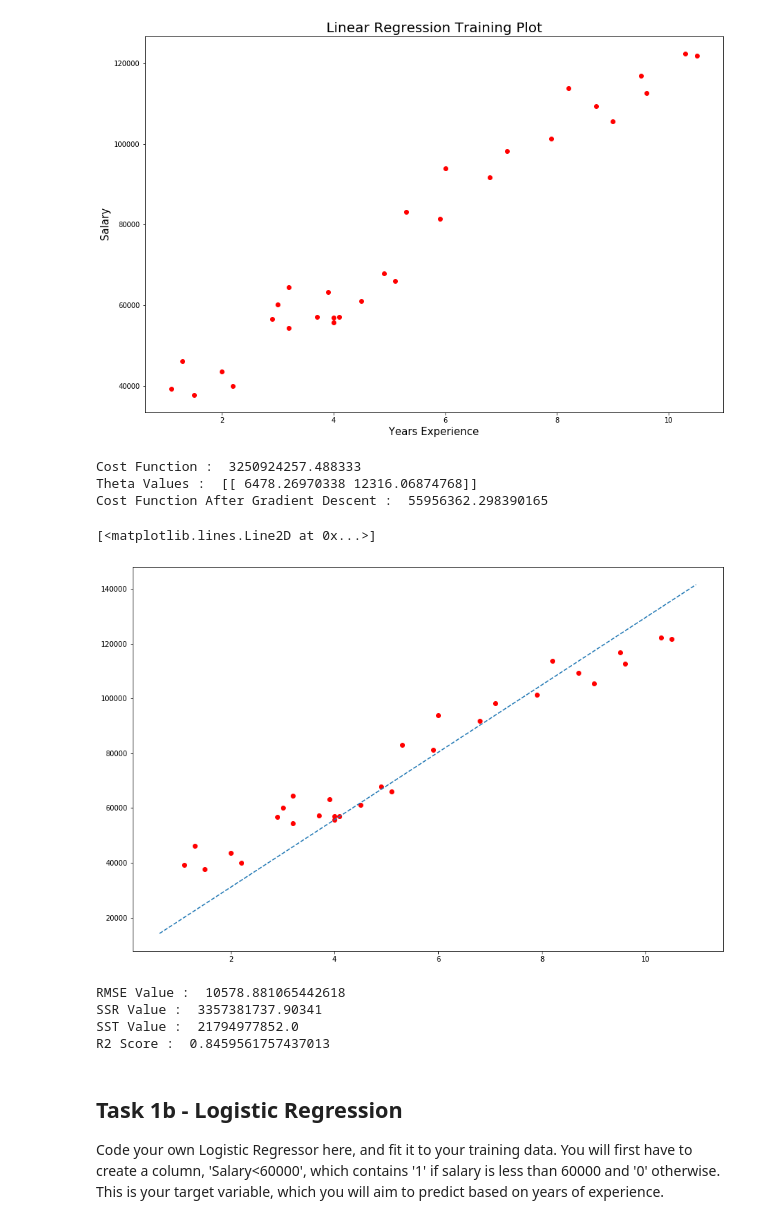
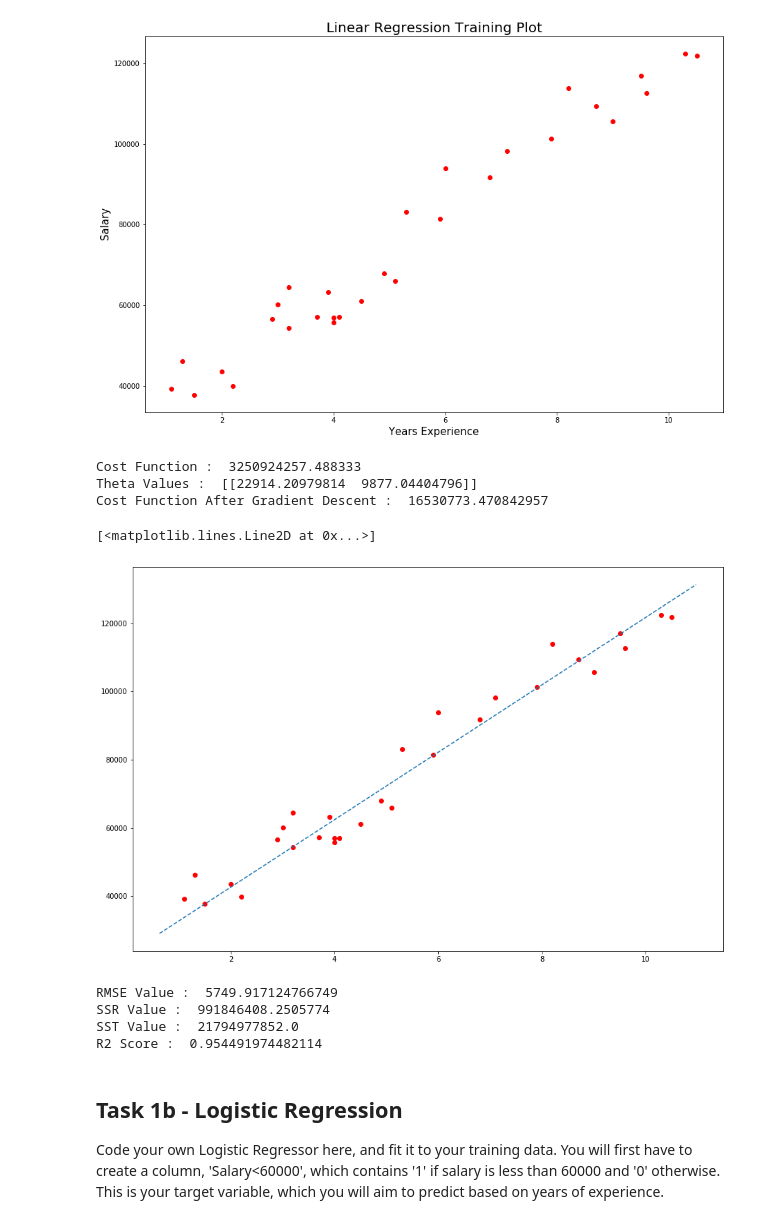
Before and after one commit to MBadriNarayanan/SolarillionAssignments, a Jupyter notebook: Module 3.ipynb, the cells around one changed output. Saved outputs shown, nothing was run; the diff lists cells and outputs as text; code cells hidden in the pictures.

```diff
--- a/Module 3.ipynb
+++ b/Module 3.ipynb
@@ -111,7 +111,7 @@ plt.show()
 # %%
 alpha = 0.0001
 
-iters = 1000000
+iters = 100000
 
 theta = np.array([[1.0, 1.0]])
 
@@ -125,36 +125,36 @@ print("Cost Function : ",computeCost(X, y, theta))
 
 def gradientDescent(X, y, theta, alpha, iters):
 
     for i in range(iters):
 
         theta = theta - (alpha/len(X)) * np.sum((X @ theta.T - y) * X, axis=0)
 
         cost = computeCost(X, y, theta)
 
     return (theta, cost)
 
 g, cost = gradientDescent(X, y, theta, alpha, iters)
 
 print("Theta Values : " ,g)
 
 print("Cost Function After Gradient Descent : ",cost)
 
 
 plt.scatter(data['YearsExperience'].to_numpy().reshape(-1,1), y,color = "red")
 
 axes = plt.gca()
 
 x_vals = np.array(axes.get_xlim())
 
 y_vals = g[0][0] + g[0][1]* x_vals
 
 plt.plot(x_vals, y_vals, '--')
 # %% [output]
 Cost Function :  3250924257.488333
-Theta Values :  [[ 6478.26970338 12316.06874768]]
-Cost Function After Gradient Descent :  55956362.298390165
+Theta Values :  [[22914.20979814  9877.04404796]]
+Cost Function After Gradient Descent :  16530773.470842957
 [<matplotlib.lines.Line2D at 0x...>]
-[figure, old version]
+[figure, new version]
 # %%
 y_pred = []
 
@@ -182,10 +182,10 @@ r2_score = 1 - (ssr/sst)
 
 print("R2 Score : ",r2_score)
 # %% [output]
-RMSE Value :  10578.881065442618
-SSR Value :  3357381737.90341
+RMSE Value :  5749.917124766749
+SSR Value :  991846408.2505774
 SST Value :  21794977852.0
-R2 Score :  0.8459561757437013
+R2 Score :  0.954491974482114
 # %% [markdown]
 ## Task 1b - Logistic Regression
 Code your own Logistic Regressor here, and fit it to your training data. You will first have to create a column, 'Salary<60000', which contains '1' if salary is less than 60000 and '0' otherwise. This is your target variable, which you will aim to predict based on years of experience.
```
